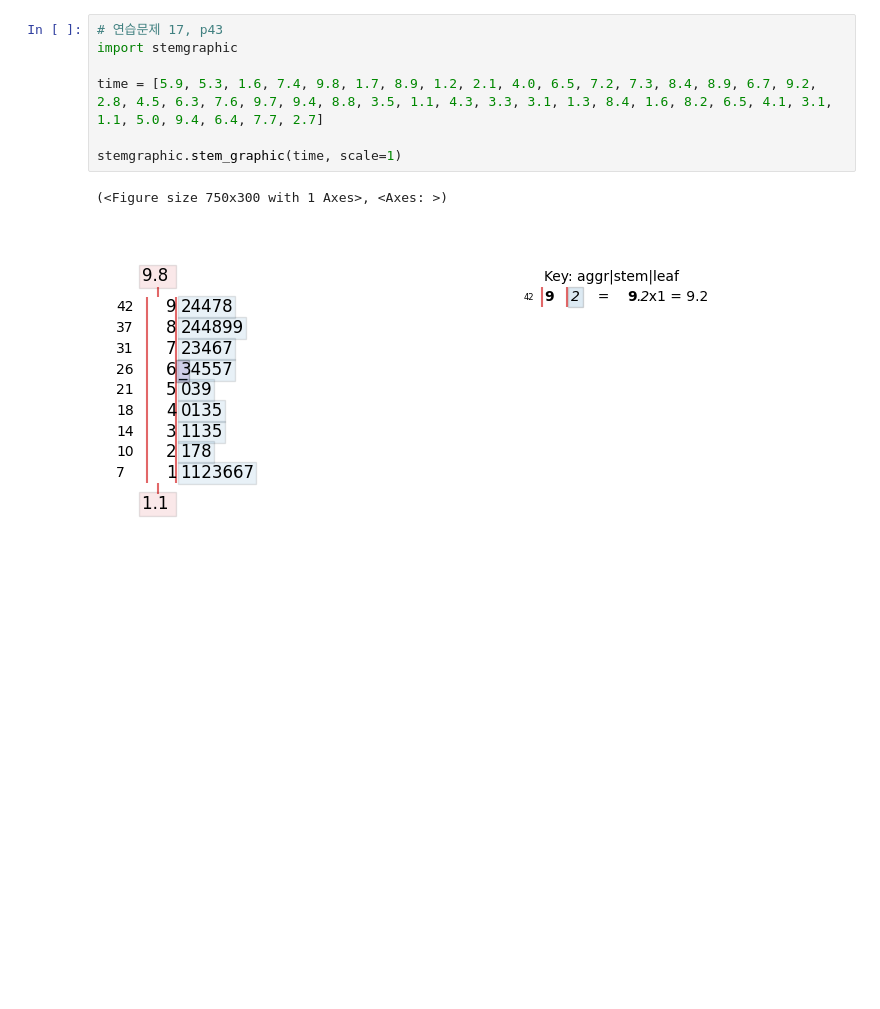
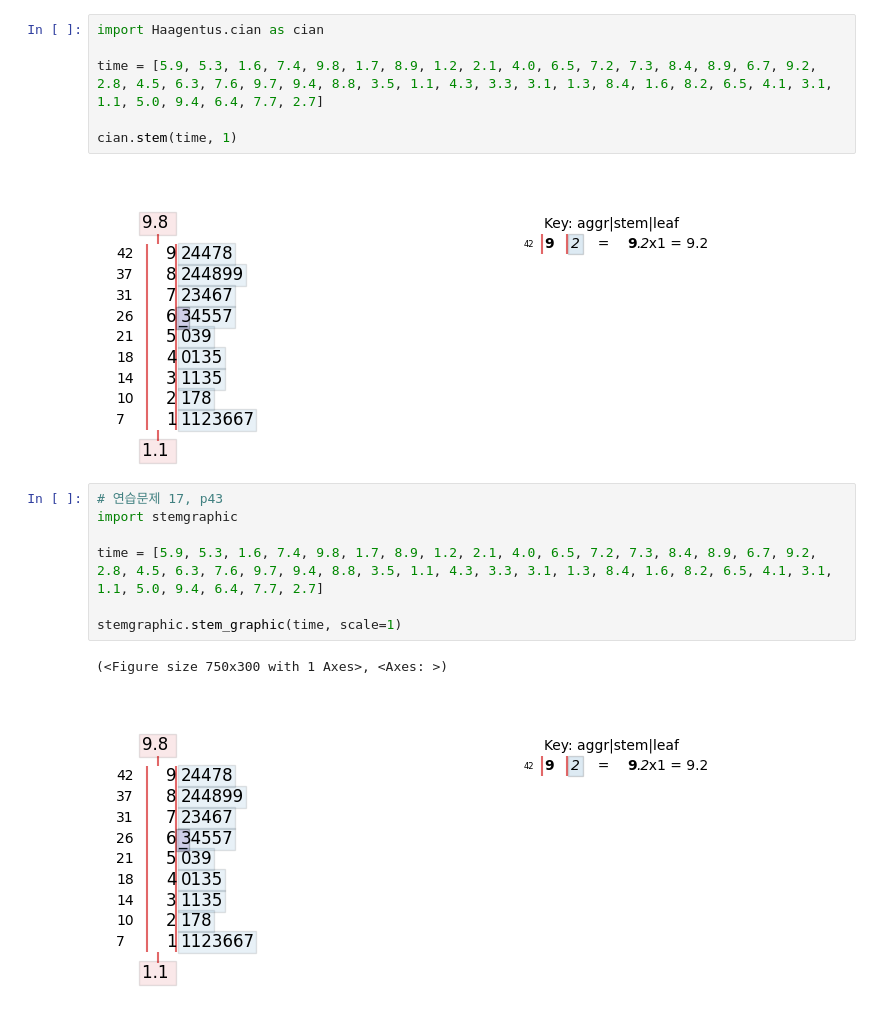
Before and after one commit to layla-focalors/r2python, a Jupyter notebook: chapter1/chapter1_example_08.ipynb, the cells around one changed output. Drawn from its saved outputs; the diff is of its cells as text; blank space fills up the shorter version.

```diff
--- a/chapter1/chapter1_example_08.ipynb
+++ b/chapter1/chapter1_example_08.ipynb
@@ -1,3 +9,11 @@
+# %%
+import Haagentus.cian as cian
+
+time = [5.9, 5.3, 1.6, 7.4, 9.8, 1.7, 8.9, 1.2, 2.1, 4.0, 6.5, 7.2, 7.3, 8.4, 8.9, 6.7, 9.2, 2.8, 4.5, 6.3, 7.6, 9.7, 9.4, 8.8, 3.5, 1.1, 4.3, 3.3, 3.1, 1.3, 8.4, 1.6, 8.2, 6.5, 4.1, 3.1, 1.1, 5.0, 9.4, 6.4, 7.7, 2.7]
+
+cian.stem(time, 1)
+# %% [output]
+[figure, added]
 # %%
 # 연습문제 17, p43
 import stemgraphic
```
Also changed, not shown: parts of 1 cell of this notebook, 11 other files.
